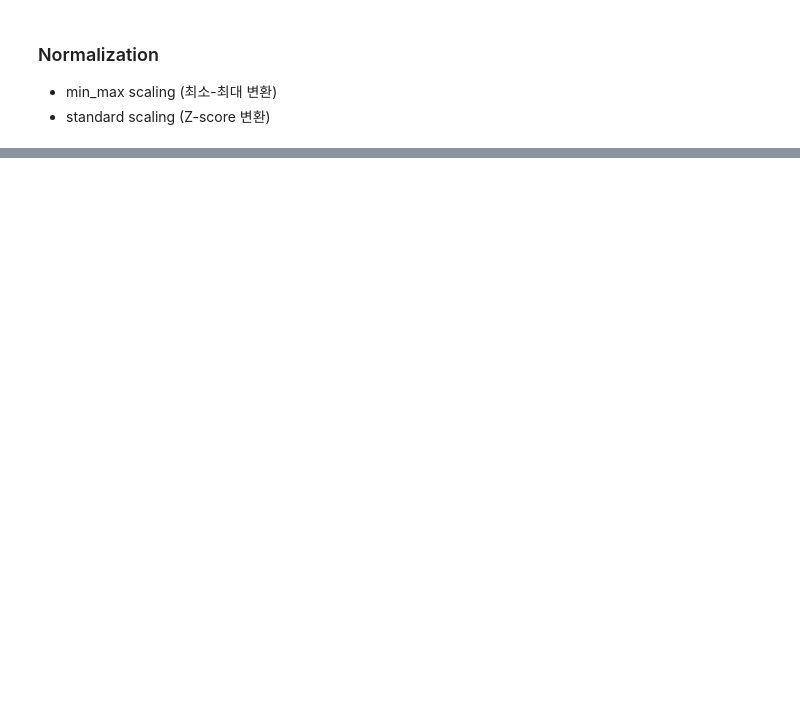
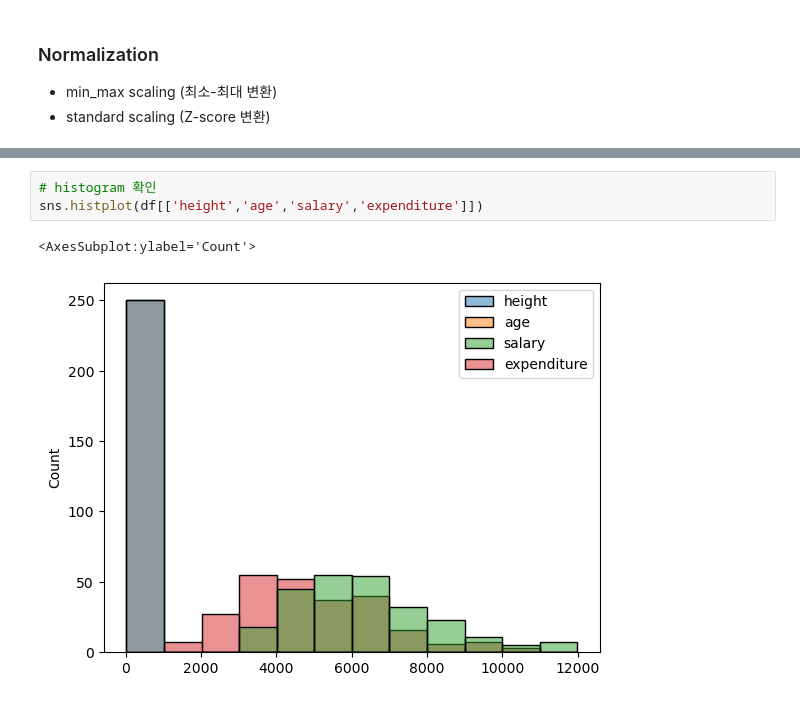
Before and after one commit to looloo404/AI-Basic, a Jupyter notebook: [Workbook]ch4 데이터전처리.ipynb, the cells around one changed output, grey strips where cells are left out. Saved outputs shown, nothing was run; the diff lists cells and outputs as text; blank space fills up the shorter version.

```diff
--- a/[Workbook]ch4 데이터전처리.ipynb
+++ b/[Workbook]ch4 데이터전처리.ipynb
@@ -189,0 +320,6 @@ Name: age, Length: 234, dtype: float64
+# %%
+# histogram 확인
+sns.histplot(df[['height','age','salary','expenditure']])
+# %% [output]
+<AxesSubplot:ylabel='Count'>
+[figure, added]
```
Also changed, not shown: parts of 36 cells of this notebook, 4 other files.
